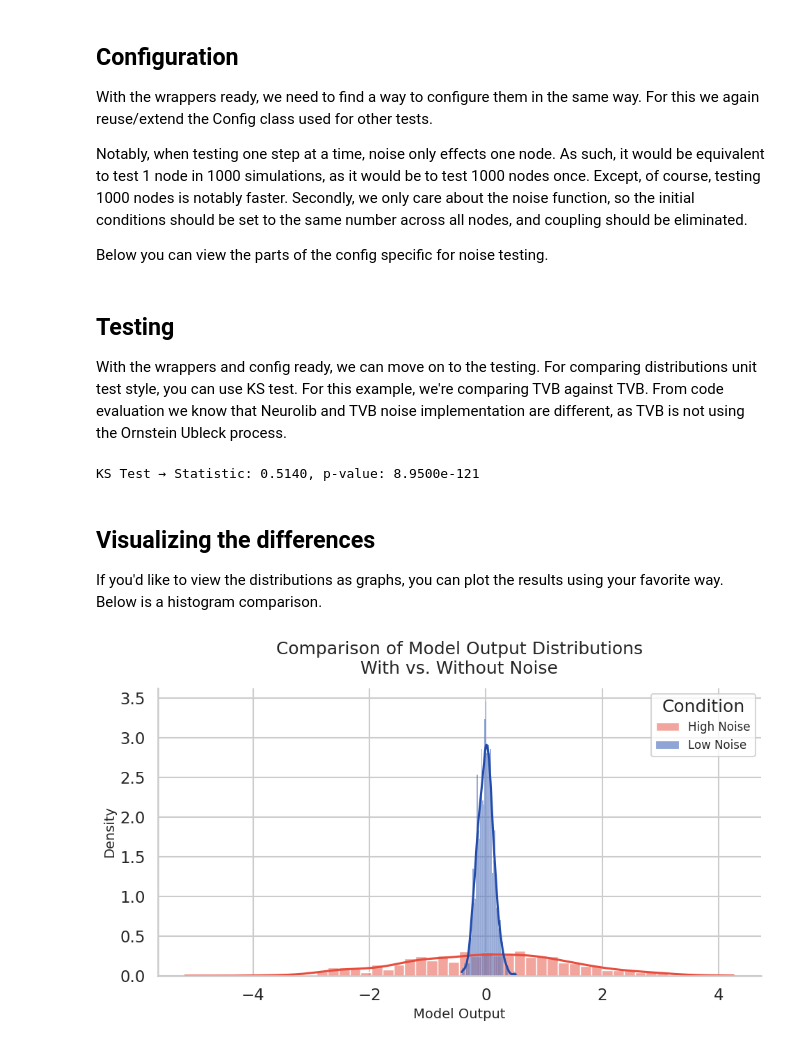
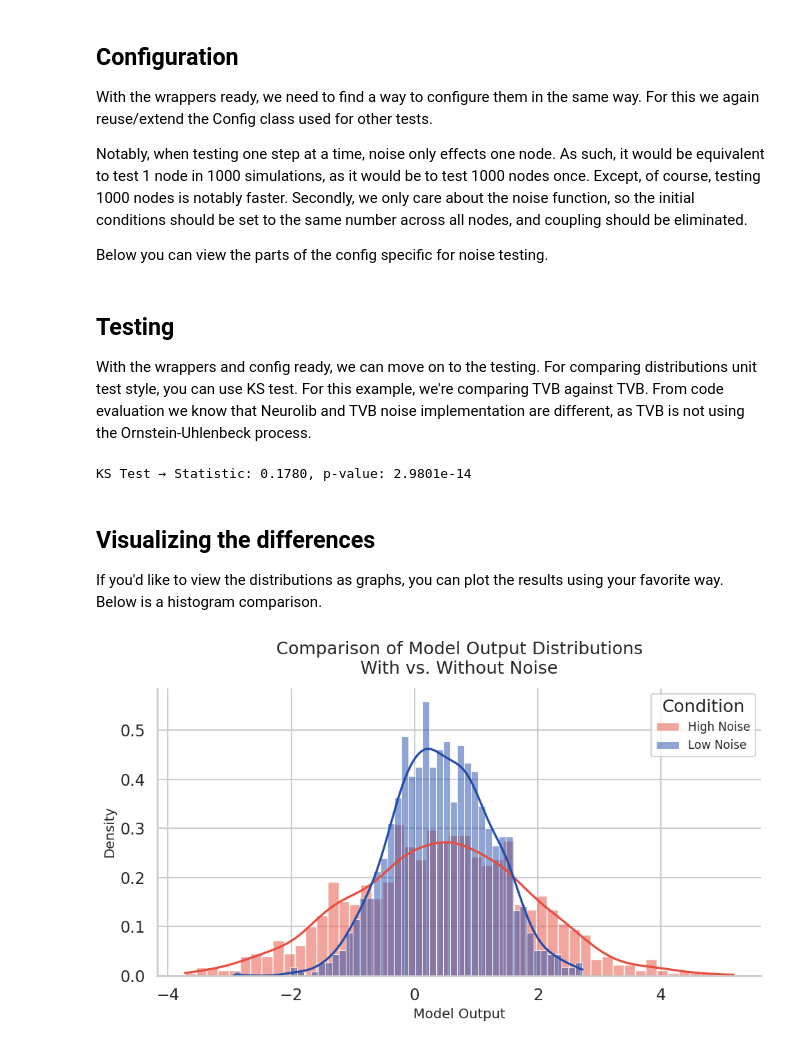
Before and after one commit to DolarJoe/model_testing, a Jupyter notebook: tutorials/Noise_Testing.ipynb, the cells around one changed output. Saved outputs shown, nothing was run; the diff lists cells and outputs as text; code cells hidden in the pictures.

Commit message:
noise notebook checked

```diff
--- a/tutorials/Noise_Testing.ipynb
+++ b/tutorials/Noise_Testing.ipynb
@@ -49,7 +51,7 @@ class TvbModel:
             initial_conditions=self.config.init_cond,
             conduction_speed=self.config.speed,
             monitors=[Raw()],
-            simulation_length=self.config.dt * self.config.sim_steps,
+            simulation_length=self.config.dt,
             coupling=coupling.Scaling(a=np.r_[self.config.coupling_strength]),
         )
         self.sim.configure()
@@ -129,40 +131,41 @@ class ConfigSimplified:
 # %% [markdown]
 ## Testing
 
-With the wrappers and config ready, we can move on to the testing. For comparing distributions unit test style, you can use KS test. For this example, we're comparing TVB against TVB. From code evaluation we know that Neurolib and TVB noise implementation are different, as TVB is not using the Ornstein Ubleck process.
+With the wrappers and config ready, we can move on to the testing. For comparing distributions unit test style, you can use KS test. For this example, we're comparing TVB against TVB. From code evaluation we know that Neurolib and TVB noise implementation are different, as TVB is not using the Ornstein-Uhlenbeck process.
 # %%
 def run_noise_comparison(initial_conditons_seed, number_of_tests):
 
-    results_no_noise = []
-    results_with_noise = []
+    results_low_noise = []
+    results_high_noise = []
 
     config = Config(initial_conditions_seed=initial_conditons_seed)
-    config.init_cond_for_noise()
+    config.init_cond_for_noise(1000)
 
     # Run model with noise
     config.noise_seed = 0
     config.noise = 10.0
-    results_with_noise = TvbModel(config).run().flatten()
+    results_high_noise = TvbModel(config).run().flatten()
 
-    # Run model without noise
+    # Run model with low noise
     config.noise_seed = 0 + number_of_tests
-    config.noise = 0.1
-
-    config.noise = 0
-    results_no_noise = TvbModel(config).run().flatten()
+    config.noise = 3.0
+    results_low_noise = TvbModel(config).run().flatten()
 
     # Statistical test
-    ks_stat, ks_p = scipy.stats.ks_2samp(results_no_noise, results_with_noise)
+    ks_stat, ks_p = scipy.stats.ks_2samp(results_low_noise, results_high_noise)
     print(f"KS Test → Statistic: {ks_stat:.4f}, p-value: {ks_p:.4e}")
 
+# Low p-value reject the hypothesis that distributions match
 run_noise_comparison(initial_conditons_seed=42, number_of_tests=1000)
 # %% [output]
-KS Test → Statistic: 0.5140, p-value: 8.9500e-121
+KS Test → Statistic: 0.1780, p-value: 2.9801e-14
 # %% [markdown]
 ## Visualizing the differences
 
 If you'd like to view the distributions as graphs, you can plot the results using your favorite way. Below is a histogram comparison.
-# %%
-graph_noise_comparison(initial_conditons_seed=14, number_of_tests=1000)
-# %% [output]
-[figure, removed]
+# %%
+from utils.graph import graph_noise_comparison
+
+graph_noise_comparison(42, 1000, TvbModel, TvbModel, 10.0, 3.0)
+# %% [output]
+[figure, added]
```
Also changed, not shown: parts of 3 cells of this notebook, 2 other files.
